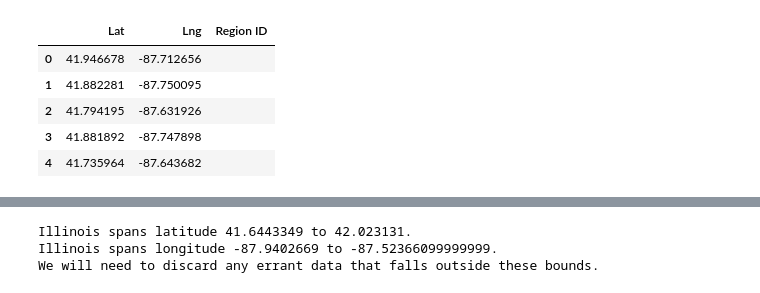
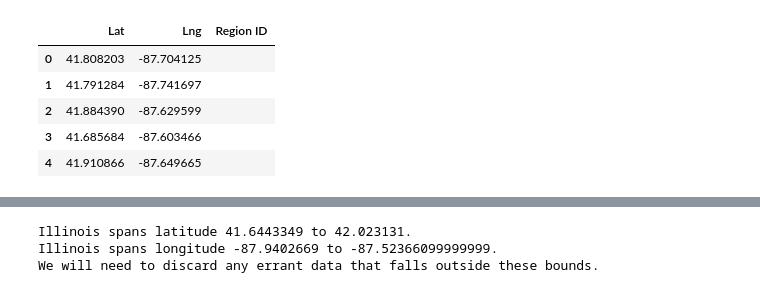
Before and after one commit to emharen/Project-One, a Jupyter notebook: Exploration_bins.ipynb, the cells around one changed output, grey strips where cells are left out. Cells and saved outputs as stored; diff of their text form; code cells hidden in the pictures.

```diff
--- a/Exploration_bins.ipynb
+++ b/Exploration_bins.ipynb
@@ -41,18 +41,17 @@ crashes.describe()
 | max | 99.000000 | 1.191625e+06 | 451100.000000 | 2535.000000 | 18.000000 | 21.000000 | ... |
 # %%
 crash_location = crashes.loc[:,"LATITUDE":"LONGITUDE"]
-crash_location["LATITUDE"].dropna(how='any', inplace=True)
-crash_location["LONGITUDE"].dropna(how='any', inplace=True)
+crash_location.dropna(how='any', inplace=True)
 crash_location.rename(columns={"LATITUDE": "Lat", "LONGITUDE":"Lng"}, inplace=True)
 crash_location["Region ID"] = ""
 crash_location.head()
 # %% [output]
 |  | Lat | Lng | Region ID |
-| 0 | 41.946678 | -87.712656 |  |
-| 1 | 41.882281 | -87.750095 |  |
-| 2 | 41.794195 | -87.631926 |  |
-| 3 | 41.881892 | -87.747898 |  |
-| 4 | 41.735964 | -87.643682 |  |
+| 0 | 41.808203 | -87.704125 |  |
+| 1 | 41.791284 | -87.741697 |  |
+| 2 | 41.884390 | -87.629599 |  |
+| 3 | 41.685684 | -87.603466 |  |
+| 4 | 41.910866 | -87.649665 |  |
 # %%
 crash_location.describe()
 # %% [output]
```
Also changed, not shown: parts of 11 cells of this notebook.
